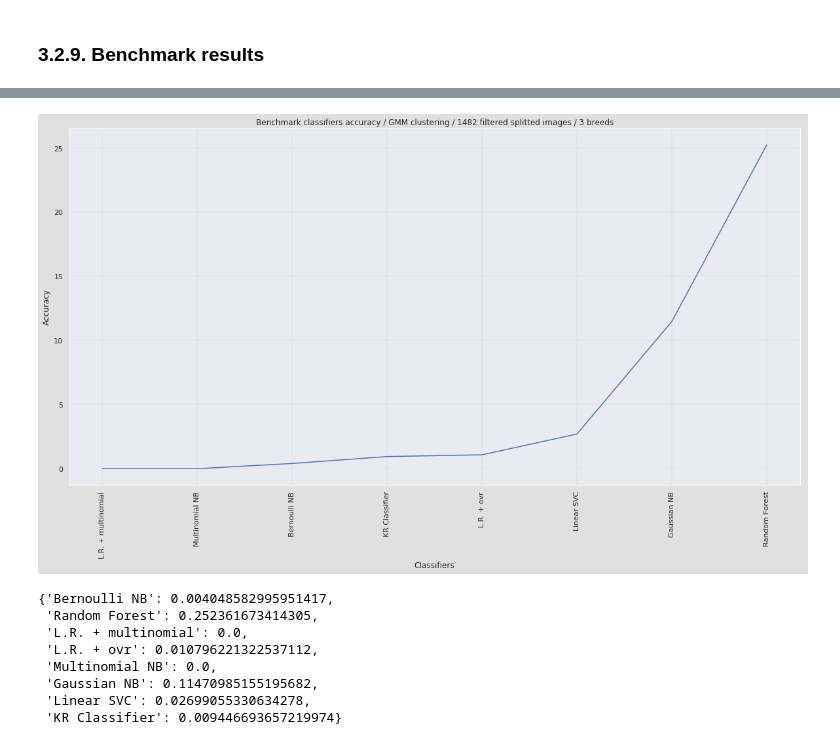
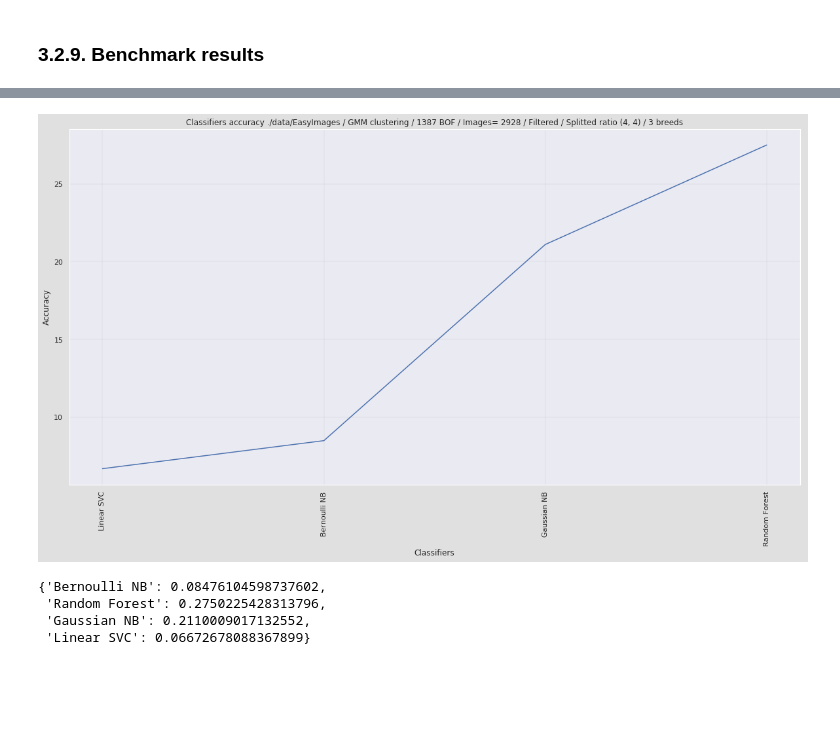
Before and after one commit to dataforcast/OC_Datascientist, a Jupyter notebook: P7/P7_DataBreed.ipynb, the cells around one changed output, grey strips where cells are left out. Saved outputs shown, nothing was run; the diff lists cells and outputs as text; code cells hidden in the pictures; blank space fills up the shorter version.

```diff
--- a/P7/P7_DataBreed.ipynb
+++ b/P7/P7_DataBreed.ipynb
@@ -278,11 +269,11 @@ import p5_util
 import p5_util_plot
 if is_gmm_clustering is True :
 
-    n_cluster = oP7_DataBreed.sampling_breed_count
+    n_cluster = cluster_end
     #-----------------------------------------------------------------------------------
     # Best GMM model is updated
     #-----------------------------------------------------------------------------------
-    p_covariance_type = 'full'
+    p_covariance_type = 'diag'
     try :
         list_gmm_model = dict_list_gmm_model[p_covariance_type]
     except KeyError:
@@ -331,3 +323,4 @@ cluster
 # %%
+oP7_DataBreed.list_selected_cluster = [4,0,5]
 oP7_DataBreed.cluster_model_name='GMM'
 oP7_DataBreed.show()
@@ -456,6 +477,7 @@ import P7_DataBreed
 
 oP7_DataBreed.is_kp_filtered
 oP7_DataBreed.is_splitted
+breed_count = len(oP7_DataBreed._ser_breed_number)
 filename='./data/oP7_DataBreed_'+str(breed_count)+'_breeds_splitted'
 filename +='_'+str(oP7_DataBreed.is_splitted)
 filename +='_KpFiltered_'+str(oP7_DataBreed.is_kp_filtered)+'.dump'
@@ -482,6 +522,6 @@ def dict_cls_score_update(self, is_score_dumped, dict_cls_score , cls_name, scor
 # %%
 import P7_DataBreed
 
-oP7_DataBreed.train_test_build(size_test=0.5)
+oP7_DataBreed.train_test_build(size_test=0.2)
 oP7_DataBreed.show()
 # %% [output]
@@ -880,39 +881,39 @@ Random image sampling ......... : False
 # %%
 import pandas as pd
 import p5_util
 import p6_util_plot
 
 dict_benchmark_result = dict_cls_score.copy()
 
 df_result = pd.DataFrame.from_dict( dict_benchmark_result, orient='index')
 df_result.reset_index(inplace=True)
 df_result.rename(columns={'index':'Classifier',0:'Score'}, inplace=True)
 df_result
-nb_images = oP7_DataBreed._sampling_breed_count*oP7_DataBreed._sampling_image_per_breed_count
-nb_images = oP7_DataBreed.df_pil_image_kpdesc.shape[0]
+str_nb_images = str(oP7_DataBreed.image_process_count)
+nb_bof = oP7_DataBreed.df_pil_image_kpdesc.shape[0]
 clustering = oP7_DataBreed.cluster_model_name
+str_split_ratio = str(oP7_DataBreed.split_ratio)
 
+str_image_bank = oP7_DataBreed.dir_path
 if oP7_DataBreed.is_kp_filtered :
-    title = "Benchmark classifiers accuracy / "+clustering+" clustering / "+str(nb_images)+" filtered splitted images / "+str(oP7_DataBreed.sampling_breed_count)+" breeds"
+    title = "Classifiers accuracy "+str_image_bank+" / "+clustering+" clustering / "+str(nb_bof)+" BOF / Images= "+str_nb_images+" / Filtered / Splitted ratio "+str_split_ratio+" / "+str(oP7_DataBreed.sampling_breed_count)+" breeds"
 else :
-    title = "Benchmark classifiers accuracy / "+clustering+" clustering / "+str(nb_images)+" splitted images / "+str(oP7_DataBreed.sampling_breed_count)+" breeds"
-
+    if oP7_DataBreed.is_splitted :
+        title = "Classifiers accuracy "+str_image_bank+" / "+clustering+" clustering / "+str(nb_bof)+" BOF / Images="+str_nb_images+" / Splitted ratio "+str_split_ratio+" / "+str(oP7_DataBreed.sampling_breed_count)+" breeds"
+    else :
+        title = "Classifiers accuracy "+str_image_bank+"/ "+clustering+" clustering / "+str(nb_bof)+" BOF / Images= "+str_nb_images+" / Not splitted images "+str_split_ratio+" / "+str(oP7_DataBreed.sampling_breed_count)+" breeds"
 p6_util_plot.ser_item_occurency_plot(df_result.Classifier, df_result.Score*100, item_count=None, title=title,\
                                     p_reverse=False,p_x_title='Classifiers', p_y_title='Accuracy')
 
 #### Classifier API
 
 dict_cls_score
 # %% [output]
-[figure, old version]
+[figure, new version]
-{'Bernoulli NB': 0.004048582995951417,
- 'Random Forest': 0.252361673414305,
- 'L.R. + multinomial': 0.0,
- 'L.R. + ovr': 0.010796221322537112,
- 'Multinomial NB': 0.0,
- 'Gaussian NB': 0.11470985155195682,
- 'Linear SVC': 0.02699055330634278,
- 'KR Classifier': 0.009446693657219974}
+{'Bernoulli NB': 0.08476104598737602,
+ 'Random Forest': 0.2750225428313796,
+ 'Gaussian NB': 0.2110009017132552,
+ 'Linear SVC': 0.06672678088367899}
 # %%
 oP7_DataBreed.show()
 oP7_DataBreed.show_breed_name()
```
Also changed, not shown: parts of 36 cells of this notebook, 7 other files.
